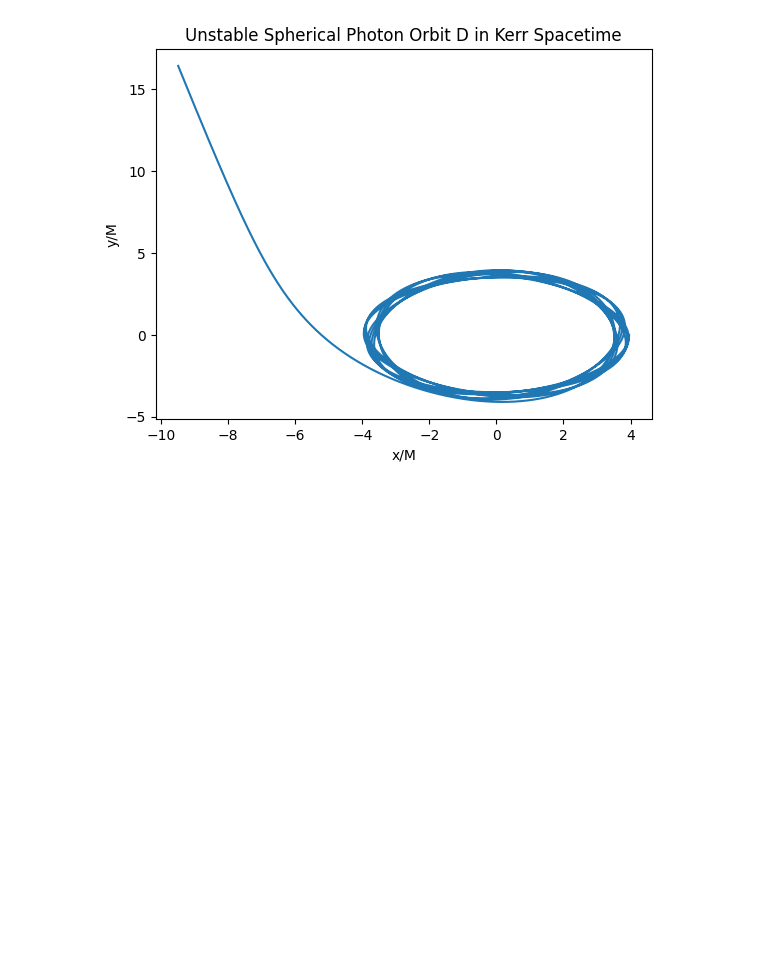
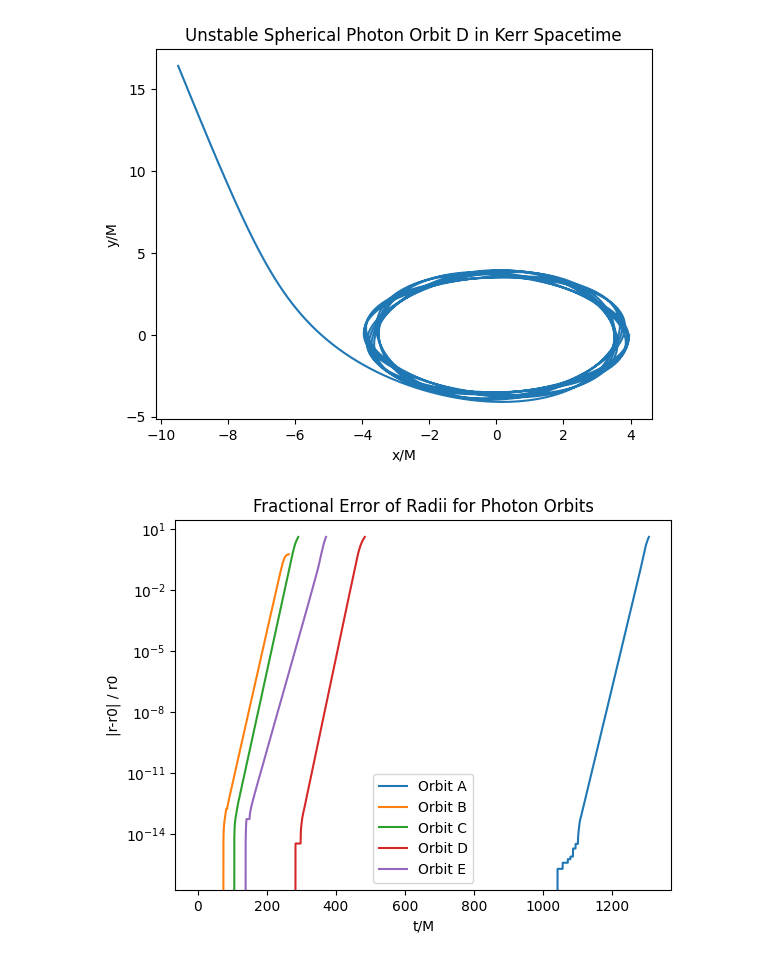
Before and after one commit to ethanlsry/black-hole-raytracer, a Jupyter notebook: python-plotters/spherical-photon-plotter.ipynb, the cells around one changed output. Cells and saved outputs as stored; diff of their text form; code cells hidden in the pictures; blank space fills up the shorter version.

```diff
--- a/python-plotters/spherical-photon-plotter.ipynb
+++ b/python-plotters/spherical-photon-plotter.ipynb
@@ -22,40 +22,42 @@ plt.show()
 [figure]
 # %%
 #fractional error of radii plots
-data_spherical_photon_orbitsA = np.loadtxt("../spherical_photon_output_A.csv", delimiter=",")
-data_spherical_photon_orbitsB = np.loadtxt("../spherical_photon_output_B.csv", delimiter=",")
-data_spherical_photon_orbitsC = np.loadtxt("../spherical_photon_output_C.csv", delimiter=",")
-data_spherical_photon_orbitsD = np.loadtxt("../spherical_photon_output_D.csv", delimiter=",")
-data_spherical_photon_orbitsE = np.loadtxt("../spherical_photon_output_E.csv", delimiter=",")
+data_spherical_photon_orbitsA = np.loadtxt("../csv-outputs/spherical-photon-output-A.csv", delimiter=",")
+data_spherical_photon_orbitsB = np.loadtxt("../csv-outputs/spherical-photon-output-B.csv", delimiter=",")
+data_spherical_photon_orbitsC = np.loadtxt("../csv-outputs/spherical-photon-output-C.csv", delimiter=",")
+data_spherical_photon_orbitsD = np.loadtxt("../csv-outputs/spherical-photon-output-D.csv", delimiter=",")
+data_spherical_photon_orbitsE = np.loadtxt("../csv-outputs/spherical-photon-output-E.csv", delimiter=",")
 
 #extract x values
 photon_stepA = data_spherical_photon_orbitsA[0:,0]/M
 photon_stepB = data_spherical_photon_orbitsB[0:,0]/M
 photon_stepC = data_spherical_photon_orbitsC[0:,0]/M
 photon_stepD = data_spherical_photon_orbitsD[0:,0]/M
 photon_stepE = data_spherical_photon_orbitsE[0:,0]/M
 
 #extract y values
 photon_fractional_error_rA = data_spherical_photon_orbitsA[0:,4]/M
 photon_fractional_error_rB = data_spherical_photon_orbitsB[0:,4]/M
 photon_fractional_error_rC = data_spherical_photon_orbitsC[0:,4]/M
 photon_fractional_error_rD = data_spherical_photon_orbitsD[0:,4]/M
 photon_fractional_error_rE = data_spherical_photon_orbitsE[0:,4]/M
 
 #plot error
 plt.plot(photon_stepA, photon_fractional_error_rA, label='Orbit A')
 plt.plot(photon_stepB, photon_fractional_error_rB, label='Orbit B')
 plt.plot(photon_stepC, photon_fractional_error_rC, label='Orbit C')
 plt.plot(photon_stepD, photon_fractional_error_rD, label='Orbit D')
 plt.plot(photon_stepE, photon_fractional_error_rE, label='Orbit E')
 
 plt.yscale('log')
 plt.title('Fractional Error of Radii for Photon Orbits')
 plt.xlabel('t/M')
 plt.ylabel('|r-r0| / r0')
 plt.legend()
-# plt.savefig("../plots/spherical_photon_orbit_frac_error.png", facecolor='w')
+plt.savefig("../plots/spherical_photon_orbit_frac_error.png", facecolor='w')
 plt.show()
+# %% [output]
+[figure, added]
 # %%
 #k3d plot
 #toggle output letter A - E depending on desired orbit
```
Also changed, not shown: parts of 2 cells of this notebook, 1 other file.
